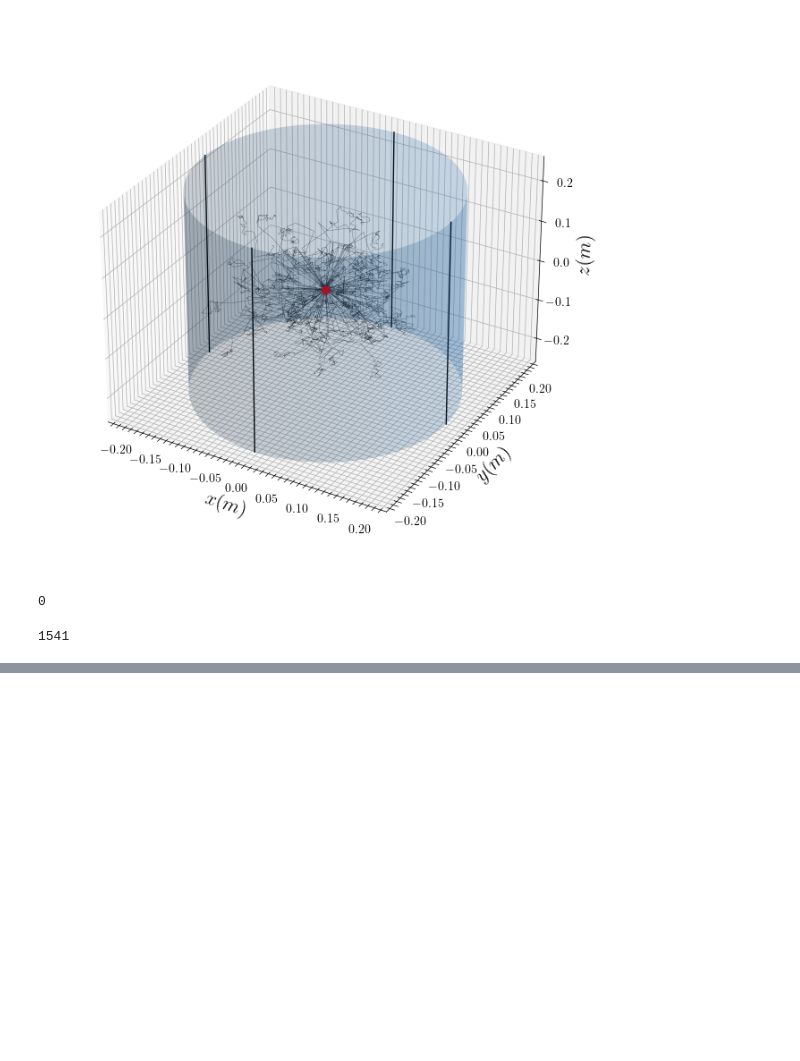
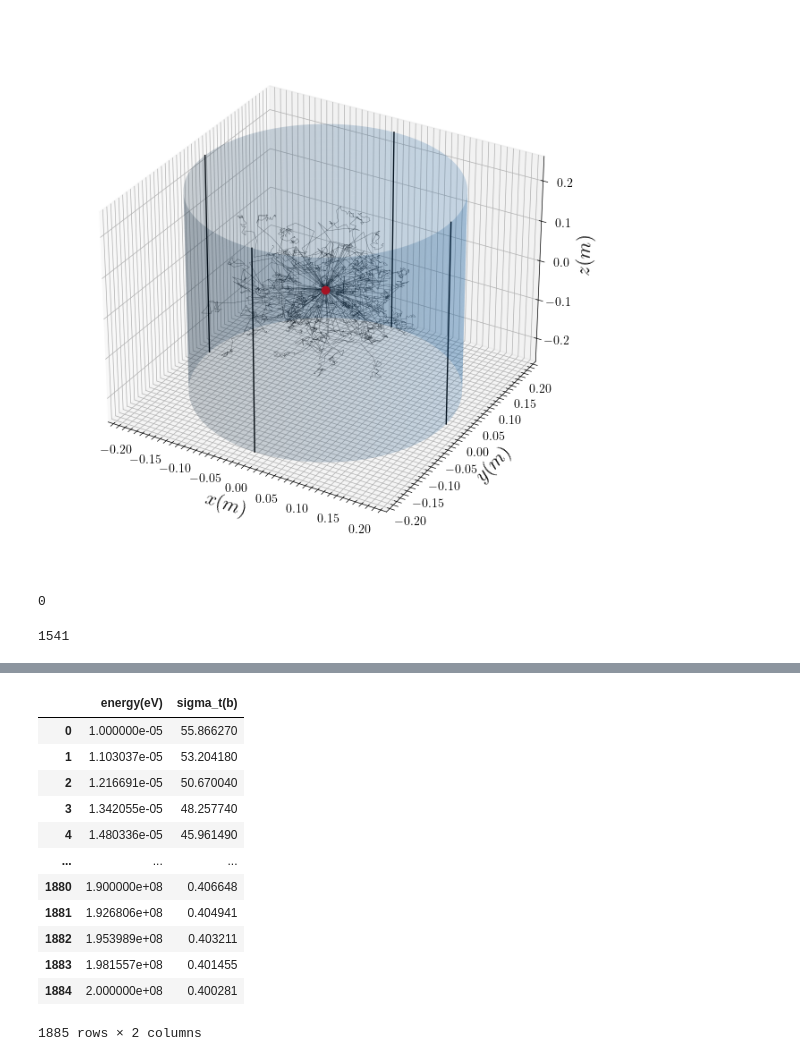
Before and after one commit to DerkNiessink/NeutroWater, a Jupyter notebook: analysis/collision.ipynb, the cells around one changed output, grey strips where cells are left out. Cells and saved outputs as stored; diff of their text form; code cells hidden in the pictures; blank space fills up the shorter version.

```diff
--- a/analysis/collision.ipynb
+++ b/analysis/collision.ipynb
@@ -113,0 +95,22 @@ diffusing_neutrons.diffuse(nCollisions=50)
+# %%
+from neutrons.data_processor import DataProcessor
+
+O_data = pd.read_csv("../data/o_cross_t.txt", sep='\s+')
+H_data = pd.read_csv("../data/h_cross_t.txt", sep='\s+')
+
+processor = DataProcessor(O_data, H_data)
+processor.get_mfp(1.1*10**-5)
+# %% [output]
+|  | energy(eV) | sigma_t(b) |
+| 0 | 1.000000e-05 | 55.866270 |
+| 1 | 1.103037e-05 | 53.204180 |
+| 2 | 1.216691e-05 | 50.670040 |
+| 3 | 1.342055e-05 | 48.257740 |
+| 4 | 1.480336e-05 | 45.961490 |
+| ... | ... | ... |
+| 1880 | 1.900000e+08 | 0.406648 |
+| 1881 | 1.926806e+08 | 0.404941 |
+| 1882 | 1.953989e+08 | 0.403211 |
+| 1883 | 1.981557e+08 | 0.401455 |
+| 1884 | 2.000000e+08 | 0.400281 |
+1885 rows × 2 columns
```
Also changed, not shown: parts of 1 cell of this notebook, 4 other files.
